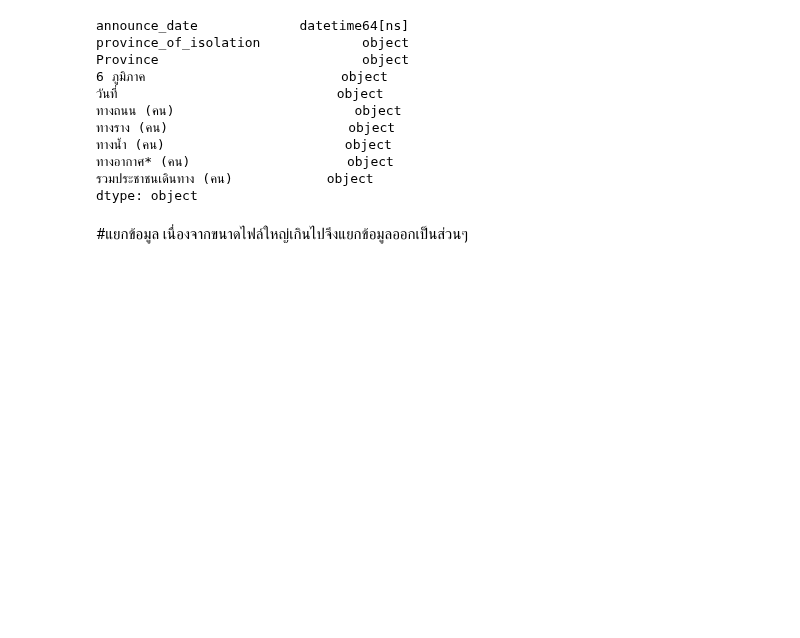
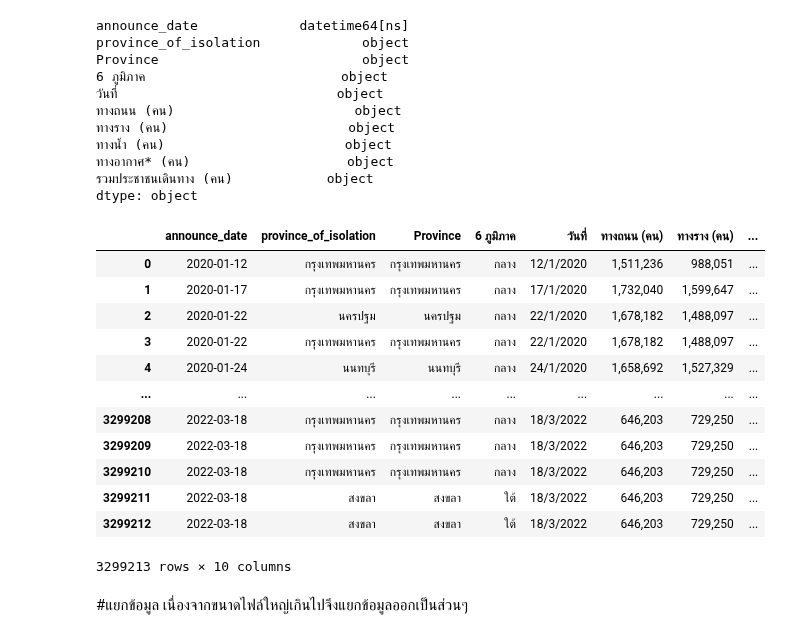
Before and after one commit to Nunticha24/data_viz_2022, a Jupyter notebook: Project_Dinosaur.ipynb, the cells around one changed output. Cells and saved outputs as stored; diff of their text form; code cells hidden in the pictures; blank space fills up the shorter version.

```diff
--- a/Project_Dinosaur.ipynb
+++ b/Project_Dinosaur.ipynb
@@ -425,6 +425,22 @@ Province                          object
 ทางอากาศ* (คน)                    object
 รวมประชาชนเดินทาง (คน)            object
 dtype: object
+# %%
+all_data
+# %% [output]
+|  | announce_date | province_of_isolation | Province | 6 ภูมิภาค | วันที่ | ทางถนน (คน) | ทางราง (คน) | ... |
+| 0 | 2020-01-12 | กรุงเทพมหานคร | กรุงเทพมหานคร | กลาง | 12/1/2020 | 1,511,236 | 988,051 | ... |
+| 1 | 2020-01-17 | กรุงเทพมหานคร | กรุงเทพมหานคร | กลาง | 17/1/2020 | 1,732,040 | 1,599,647 | ... |
+| 2 | 2020-01-22 | นครปฐม | นครปฐม | กลาง | 22/1/2020 | 1,678,182 | 1,488,097 | ... |
+| 3 | 2020-01-22 | กรุงเทพมหานคร | กรุงเทพมหานคร | กลาง | 22/1/2020 | 1,678,182 | 1,488,097 | ... |
+| 4 | 2020-01-24 | นนทบุรี | นนทบุรี | กลาง | 24/1/2020 | 1,658,692 | 1,527,329 | ... |
+| ... | ... | ... | ... | ... | ... | ... | ... | ... |
+| 3299208 | 2022-03-18 | กรุงเทพมหานคร | กรุงเทพมหานคร | กลาง | 18/3/2022 | 646,203 | 729,250 | ... |
+| 3299209 | 2022-03-18 | กรุงเทพมหานคร | กรุงเทพมหานคร | กลาง | 18/3/2022 | 646,203 | 729,250 | ... |
+| 3299210 | 2022-03-18 | กรุงเทพมหานคร | กรุงเทพมหานคร | กลาง | 18/3/2022 | 646,203 | 729,250 | ... |
+| 3299211 | 2022-03-18 | สงขลา | สงขลา | ใต้ | 18/3/2022 | 646,203 | 729,250 | ... |
+| 3299212 | 2022-03-18 | สงขลา | สงขลา | ใต้ | 18/3/2022 | 646,203 | 729,250 | ... |
+3299213 rows × 10 columns
 # %% [markdown]
 #แยกข้อมูล
 เนื่องจากขนาดไฟล์ใหญ่เกินไปจึงแยกข้อมูลออกเป็นส่วนๆ
```
Also changed, not shown: parts of 8 cells of this notebook.
